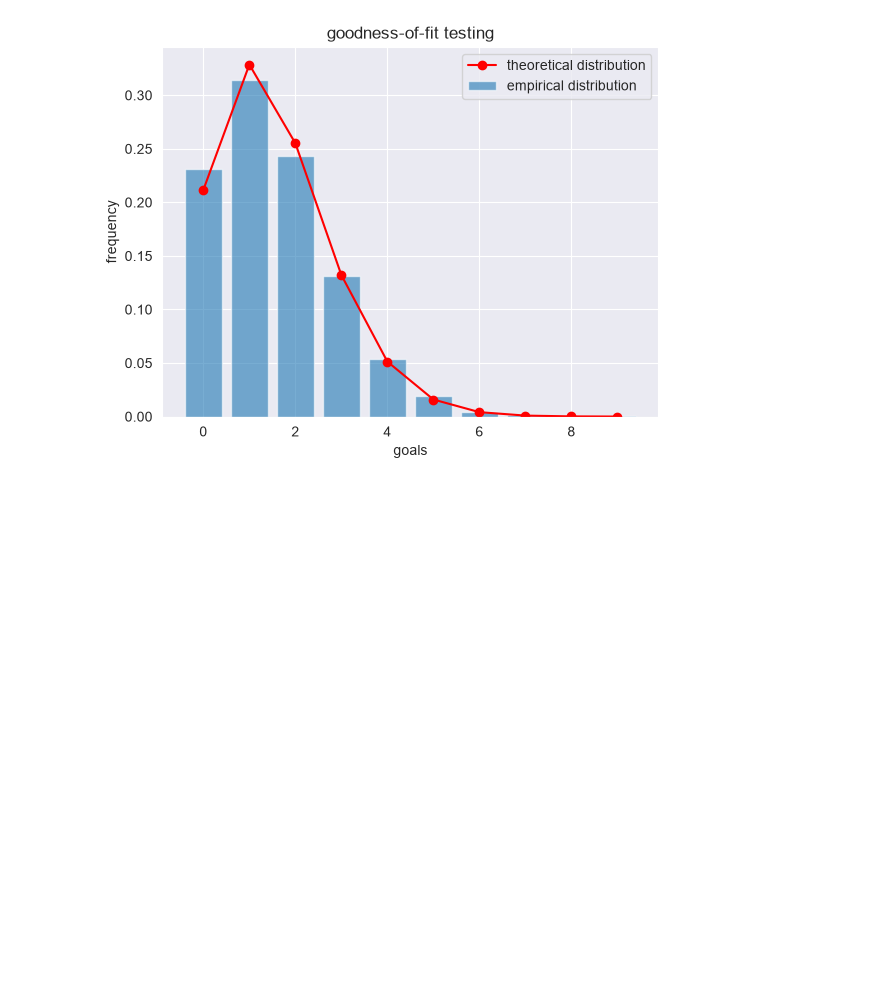
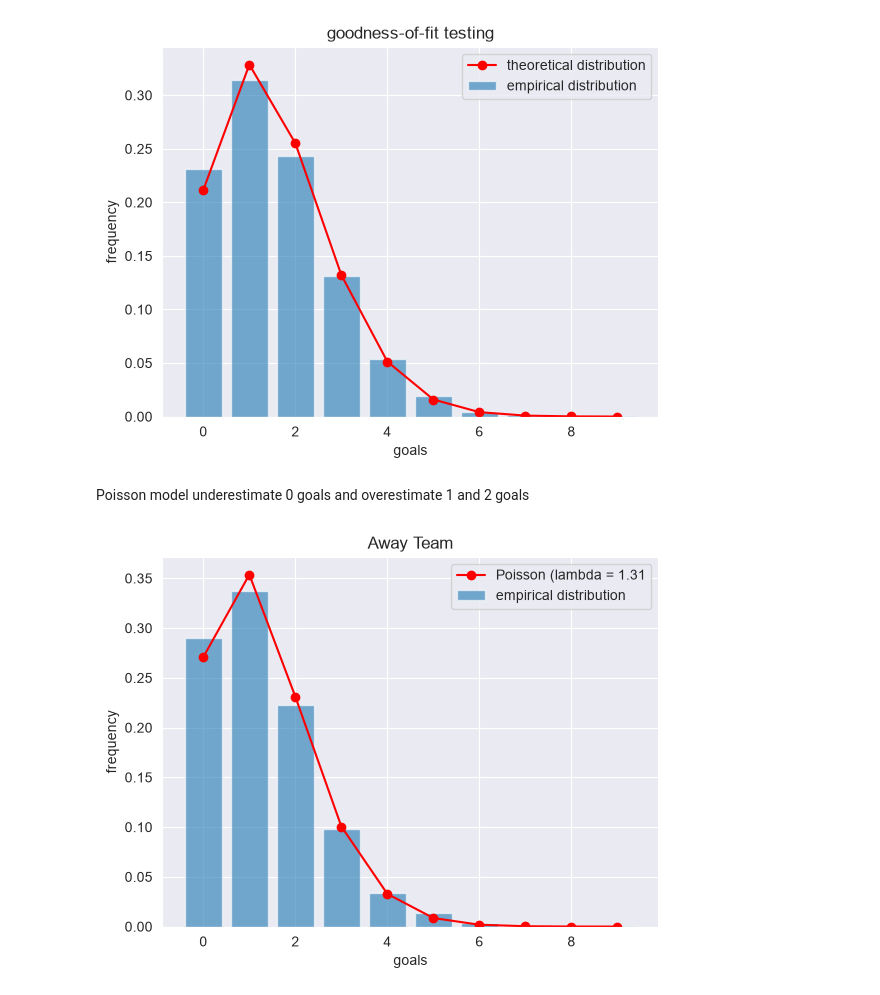
Before and after one commit to Przemsky403290/football_poisson_model___, a Jupyter notebook: notebooks/02_exploration.ipynb, the cells around one changed output. Saved outputs shown, nothing was run; the diff lists cells and outputs as text; code cells hidden in the pictures; blank space fills up the shorter version.

```diff
--- a/notebooks/02_exploration.ipynb
+++ b/notebooks/02_exploration.ipynb
@@ -196,5 +194,23 @@ plt.legend()
 plt.show()
 # %% [output]
 [figure]
+# %% [markdown]
+Poisson model underestimate 0 goals and overestimate 1 and 2 goals
 # %%
-def plot_poisson_fit(goals, title):
+def plot_poisson_fit(goals, title, max_goals):
+    empirical = goals.value_counts(normalize=True).sort_index()
+    lam = goals.mean()
+    k = range(0, max_goals + 1)
+    theoretical = poisson.pmf(k, lam)
+
+    plt.bar(empirical.index, empirical.values, alpha = 0.6, label = 'empirical distribution')
+    plt.plot(k, theoretical, marker = "o", color = "red", label = f"Poisson (lambda = {lam:.2f}")
+    plt.title(title)
+    plt.xlabel("goals")
+    plt.ylabel("frequency")
+    plt.legend()
+    plt.show()
+
+plot_poisson_fit(all_matches["Away_goals"], "Away Team", max_goals)
+# %% [output]
+[figure, added]
```
Also changed, not shown: parts of 11 cells of this notebook.
